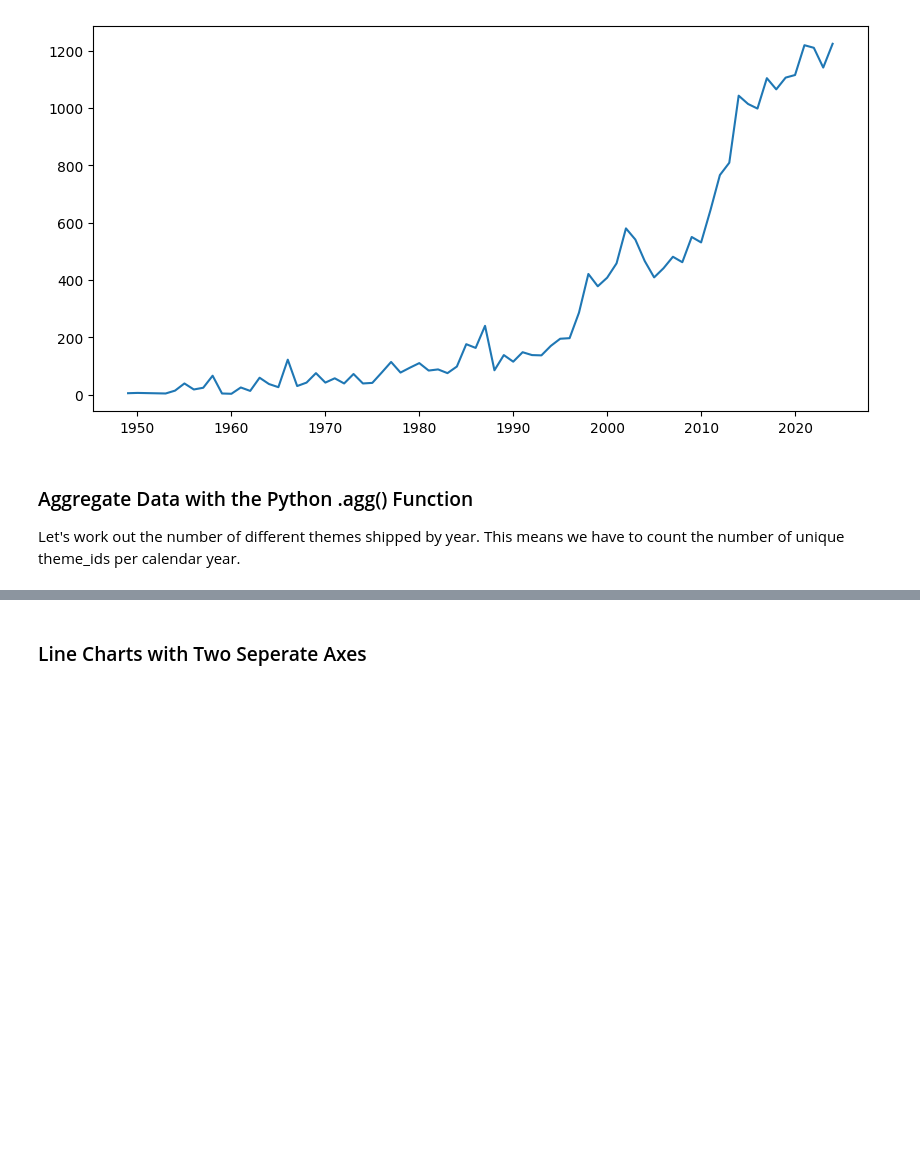
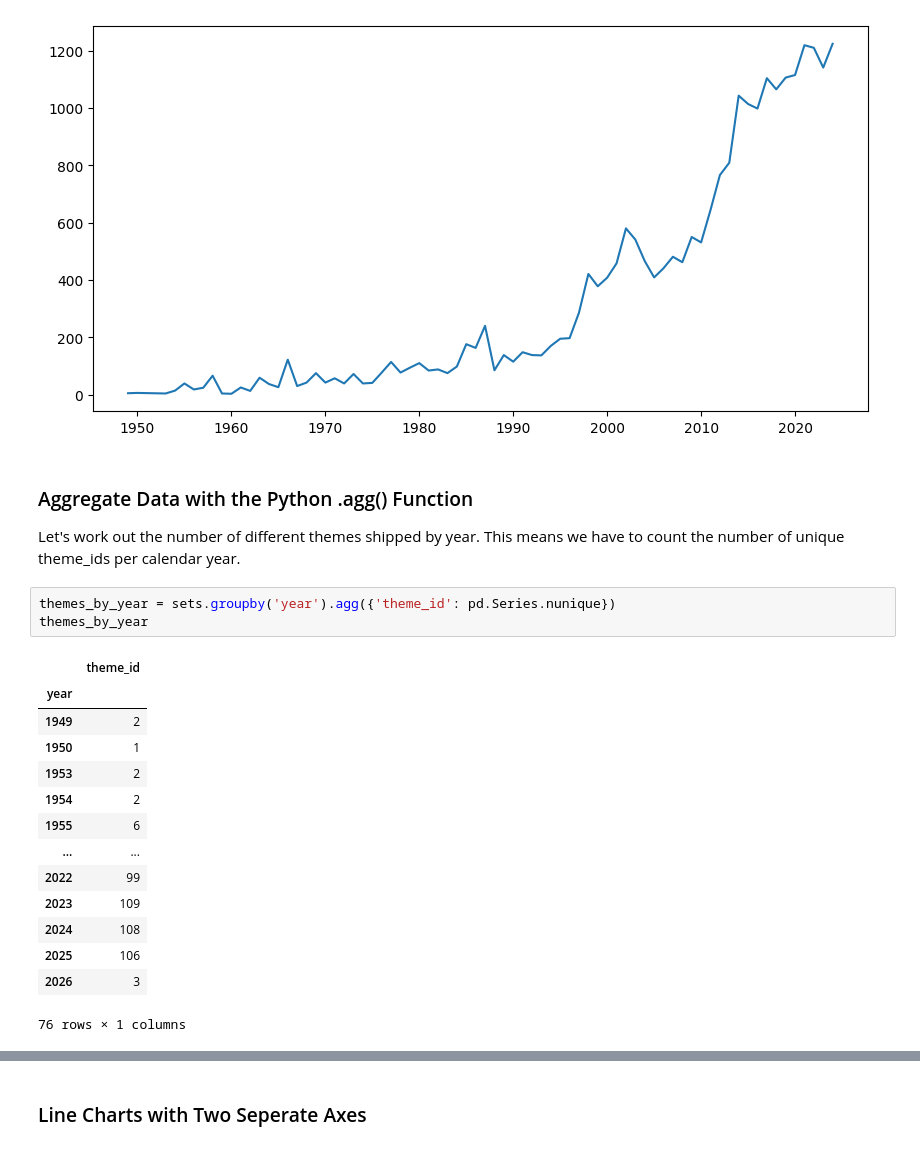
Before and after one commit to AndyRoy04/100DaysOfCode_Python, a Jupyter notebook: Day_74/Lego_Analysis_for_Course_(start).ipynb, the cells around one changed output, grey strips where cells are left out. Drawn from its saved outputs; the diff is of its cells as text; blank space fills up the shorter version.

```diff
--- a/Day_74/Lego_Analysis_for_Course_(start).ipynb
+++ b/Day_74/Lego_Analysis_for_Course_(start).ipynb
@@ -172,3 +172,21 @@ plt.plot(sets_by_year.index[:-2], sets_by_year.set_num[:-2])
 ### Aggregate Data with the Python .agg() Function
 
 Let's work out the number of different themes shipped by year. This means we have to count the number of unique theme_ids per calendar year.
+# %%
+themes_by_year = sets.groupby('year').agg({'theme_id': pd.Series.nunique})
+themes_by_year
+# %% [output]
+|  | theme_id |
+| year |  |
+| 1949 | 2 |
+| 1950 | 1 |
+| 1953 | 2 |
+| 1954 | 2 |
+| 1955 | 6 |
+| ... | ... |
+| 2022 | 99 |
+| 2023 | 109 |
+| 2024 | 108 |
+| 2025 | 106 |
+| 2026 | 3 |
+76 rows × 1 columns
```
Also changed, not shown: parts of 3 cells of this notebook.
